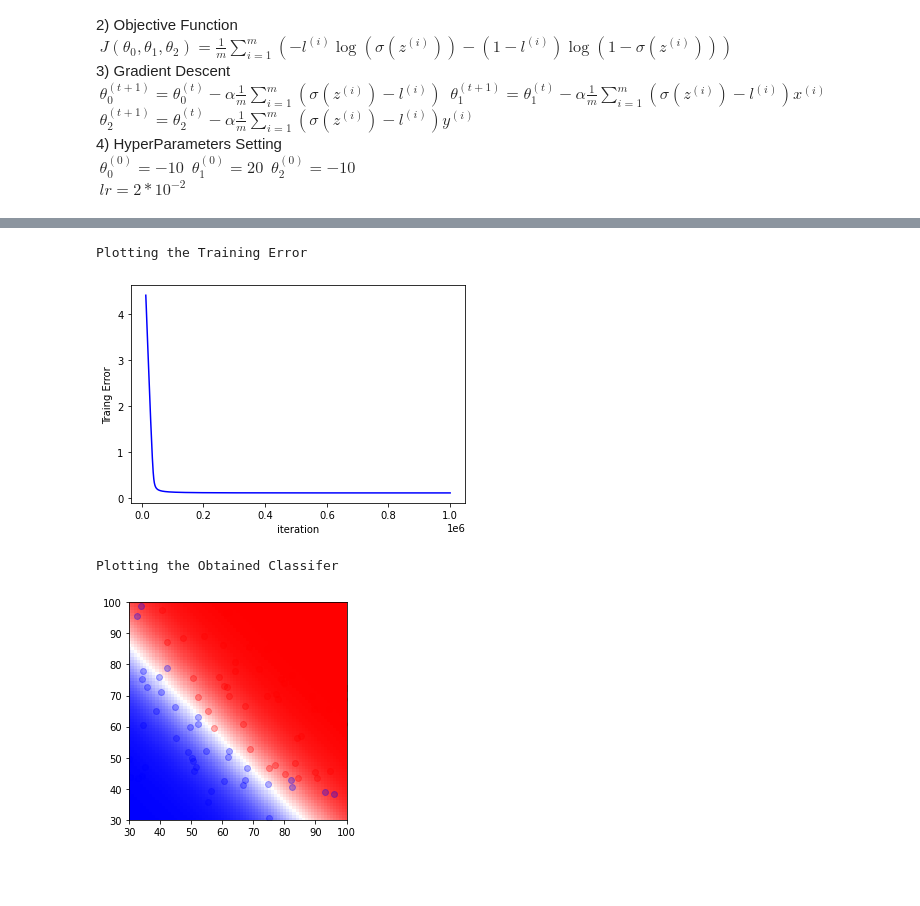
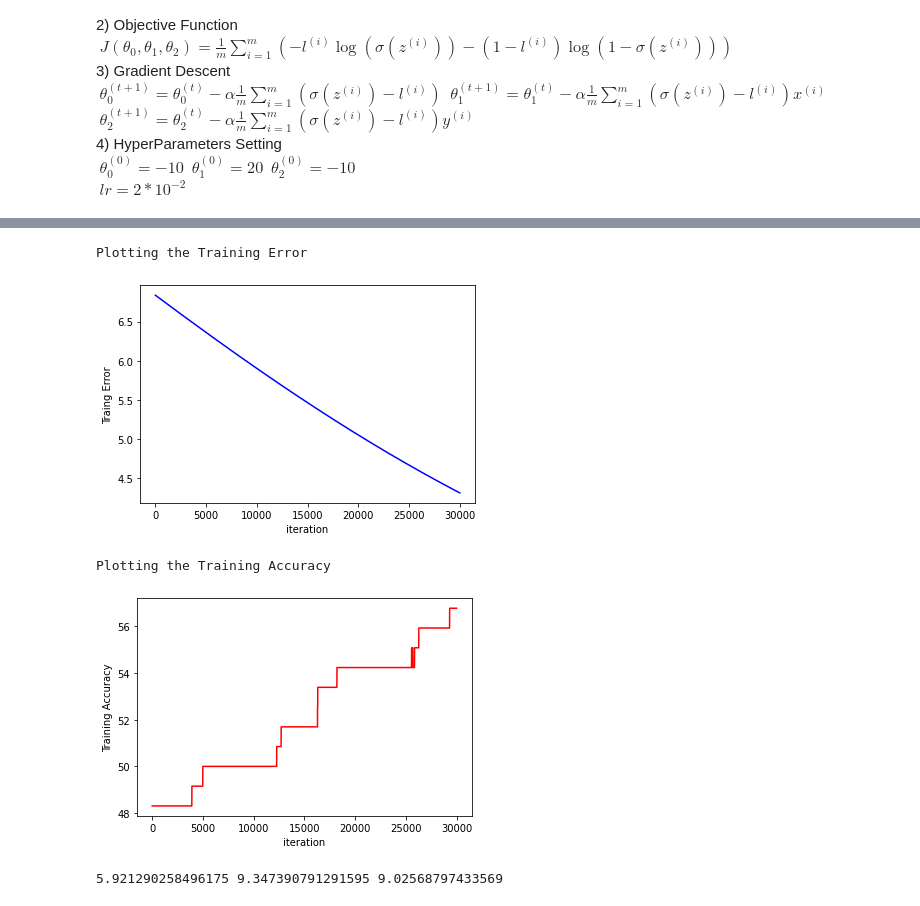
Before and after one commit to BupyeongHealer/class-MachineLearning, a Jupyter notebook: assignment06.ipynb, the cells around one changed output, grey strips where cells are left out. Drawn from its saved outputs; the diff is of its cells as text; code cells hidden in the pictures; blank space fills up the shorter version.

Commit message:
Plot the training error & training accuracy

```diff
--- a/assignment06.ipynb
+++ b/assignment06.ipynb
@@ -73,6 +90,6 @@ $\ \theta_2^{(0)} = -10$
 $\ lr = 2*10^{-2}$
 # %%
 def sigmoidFunction(z):
-  result = 1/(1 + math.e**-z)
+  result = 1/(1 + np.exp(-z))
   return result
 # %%
@@ -122,33 +108,62 @@ def gradientDescent(x_data, y_data, class_data, theta_0, theta_1, theta_2, theta
+# %%
+def gradientDescent(x_data, y_data, class_data, theta_0, theta_1, theta_2, theta_3, theta_4, theta_5):
+  for i in range(0, 118):
+    lr = 3e-4
+    estimate = sigmoidFunction(theta_0 + theta_1 * x_data[i] + theta_2 * y_data[i] + theta_3 * x_data[i] * y_data[i] + theta_4 * np.power(x_data[i],2) + theta_5 * np.power(y_data[i],2) ) - class_data[i]
+    theta_0 -= lr * estimate / 118
+    theta_1 -= lr * estimate * x_data[i] / 118
+    theta_2 -= lr * estimate * y_data[i] / 118
+    theta_3 -= lr * estimate * x_data[i] * y_data[i] / 118
+    theta_4 -= lr * estimate * np.power(x_data[i],2) / 118
+    theta_5 -= lr * estimate * np.power(y_data[i],2) / 118
+  return theta_0, theta_1, theta_2, theta_3, theta_4, theta_5
 # %%
 def main():
-  theta_0, theta_1, theta_2, theta_3, theta_4, theta_5, theta_6, theta_7,theta_8,
-   theta_9, theta_10, theta_11, theta_12, theta_13, theta_14, theta_15 = 10, 10, 10, 10, 10, 10, 10, 10,
-                                                                         20, 20, 20, 20, 20, 20, 20, 20  #Initialization
+  theta_0, theta_1, theta_2, theta_3, theta_4, theta_5 = 10, 10, 10, 1, 1, 1  #Initialization
   train_costs = deque()
-  #theta_0s = deque()
-  #theta_1s = deque()
-  #theta_2s = deque()
+  theta_0s = deque()
+  theta_1s = deque()
+  theta_2s = deque()
+  theta_3s = deque()
+  theta_4s = deque()
+  theta_5s = deque()
   iters = deque()
+  accuracys = deque()
 
-  for iter in range(0, 1000000):
-    train_value = objectiveFunction(x, y, label, theta_0, theta_1, theta_2)
-    #train data 수집
-    train_costs.append(train_value)
-    theta_0, theta_1, theta_2 = gradientDescent(x, y, label, theta_0, theta_1, theta_2)
-    #test_value = objectiveFunction(test_data, theta_0, theta_1, theta_2, theta_3)
-
-    #data 수집
-    iters.append(iter)
+  for iter in range(0, 30000):
     theta_0s.append(theta_0)
     theta_1s.append(theta_1)
     theta_2s.append(theta_2)
+    theta_3s.append(theta_3)
+    theta_4s.append(theta_4)
+    theta_5s.append(theta_5)
 
-  print(theta_0, theta_1, theta_2)
+    check = 0
+    for i in range(0, 57):
+      if theta_0 + theta_1 * x[i] + theta_2 * y[i] + theta_3 * x[i] * y[i] + theta_4 * np.power(x[i],2) + theta_5 * np.power(y[i],2) >= 0:
+        check += 1
+    for i in range(58, 118):
+      if theta_0 + theta_1 * x[i] + theta_2 * y[i] + theta_3 * x[i] * y[i] + theta_4 * np.power(x[i],2) + theta_5 * np.power(y[i],2)  < 0:
+        check += 1
+    accuracy = check / 118 * 100
+    accuracys.append(accuracy)
+
+    train_value = objectiveFunction(x, y, label, theta_0, theta_1, theta_2, theta_3, theta_4, theta_5)
+    #train data 수집
+    train_costs.append(train_value)
+    theta_0, theta_1, theta_2, theta_3, theta_4 ,theta_5= gradientDescent(x, y, label, theta_0, theta_1, theta_2, theta_3, theta_4, theta_5)
+    iters.append(iter)
+
+    #print("thetas",theta_0,theta_1,theta_2,theta_3,theta_4)
+
   print("Plotting the Estimated Parameters")
   fig = plt.figure()
   graph1 = plt.plot(iters, theta_0s, 'r')
   graph2 = plt.plot(iters, theta_1s, 'g', linewidth = 3, linestyle=(0, (5, 2, 1, 2)), dash_capstyle='round')
   graph3 = plt.plot(iters, theta_2s, 'b')
+  graph4 = plt.plot(iters, theta_3s)
+  graph5 = plt.plot(iters, theta_4s)
+  graph6 = plt.plot(iters, theta_5s)
   plt.xlabel('iterations')
   plt.ylabel('value')
   plt.show()
@@ -159,6 +174,14 @@ def main():
   plt.ylabel('Traing Error')
   plt.show()
 
+  print("Plotting the Training Accuracy")
+  plt.plot(iters, accuracys, 'r')
+  plt.xlabel('iteration')
+  plt.ylabel('Training Accuracy')
+  plt.show()
+
+  print(theta_0, theta_1, theta_2)
+"""
   print("Plotting the Obtained Classifer")
   points = np.arange(30,100,0.5)
   xs,ys = np.meshgrid(points, points)
@@ -172,7 +195,7 @@ def main():
   graph5 = plt.scatter(x_label0, y_label0, alpha=0.3, c='b')
   graph6 = plt.scatter(x_label1, y_label1, alpha=0.3, c='r')
   plt.show()
-
+"""
 if __name__ == "__main__":
   main()
 # %% [output]
@@ -182,4 +204,5 @@ Plotting the Estimated Parameters
 Plotting the Training Error
-[figure, old version]
+[figure, new version]
-Plotting the Obtained Classifer
+Plotting the Training Accuracy
-[figure, old version]
+[figure, new version]
+5.921290258496175 9.347390791291595 9.02568797433569
```
Also changed, not shown: parts of 5 cells of this notebook.
